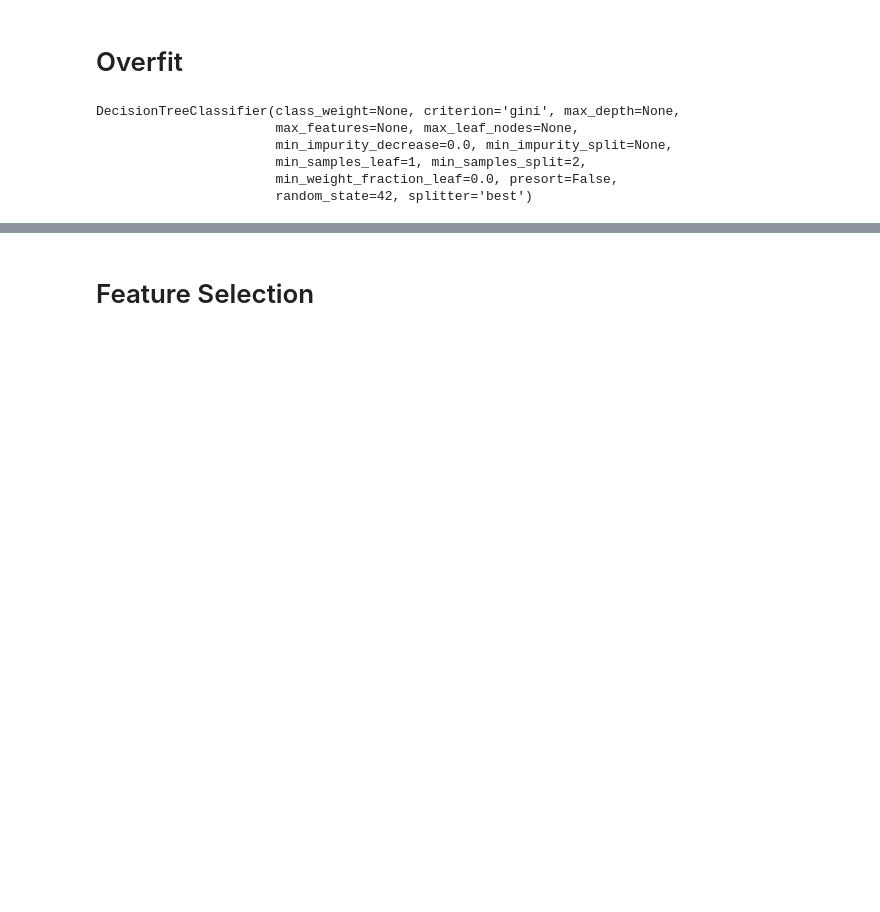
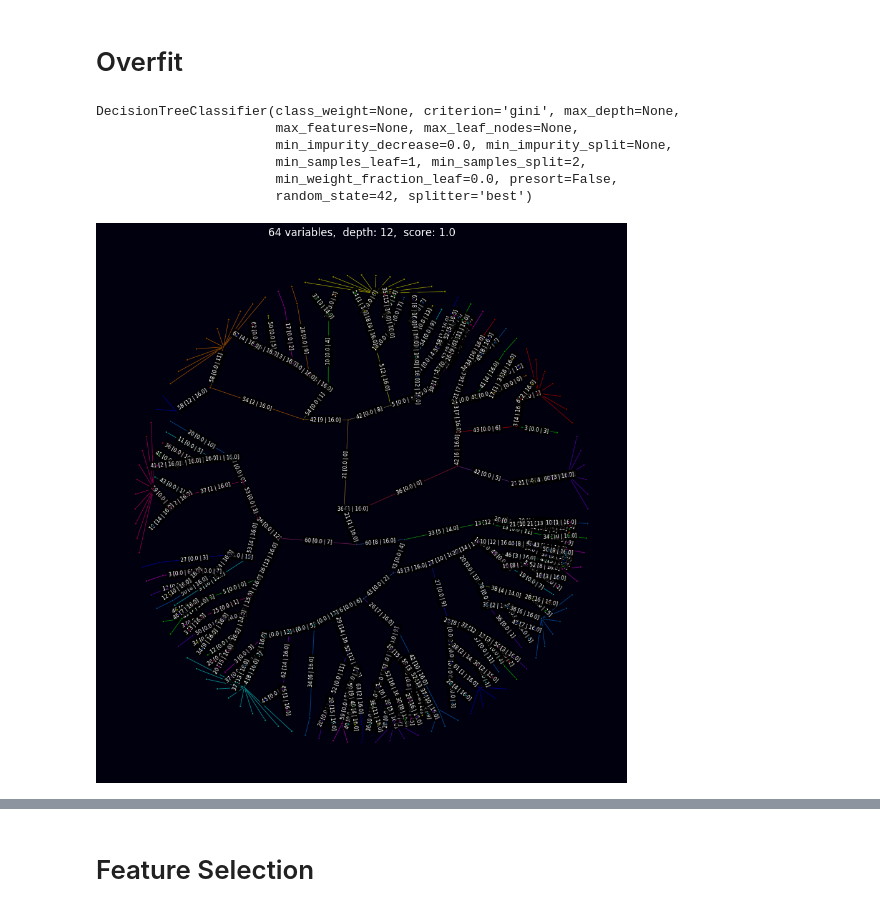
Before and after one commit to poctaviano/radtree, a Jupyter notebook: notebooks/Digits.ipynb, the cells around one changed output, grey strips where cells are left out. Cells and saved outputs as stored; diff of their text form; code cells hidden in the pictures; blank space fills up the shorter version.

```diff
--- a/notebooks/Digits.ipynb
+++ b/notebooks/Digits.ipynb
@@ -25,3 +27,7 @@ DecisionTreeClassifier(class_weight=None, criterion='gini', max_depth=None,
                        min_samples_leaf=1, min_samples_split=2,
                        min_weight_fraction_leaf=0.0, presort=False,
                        random_state=42, splitter='best')
+# %%
+radtree.plot_radial(dtree, X=X_train,Y=y_train, random_state=random_state)
+# %% [output]
+[figure, added]
```
Also changed, not shown: parts of 15 cells of this notebook, 4 other files.
